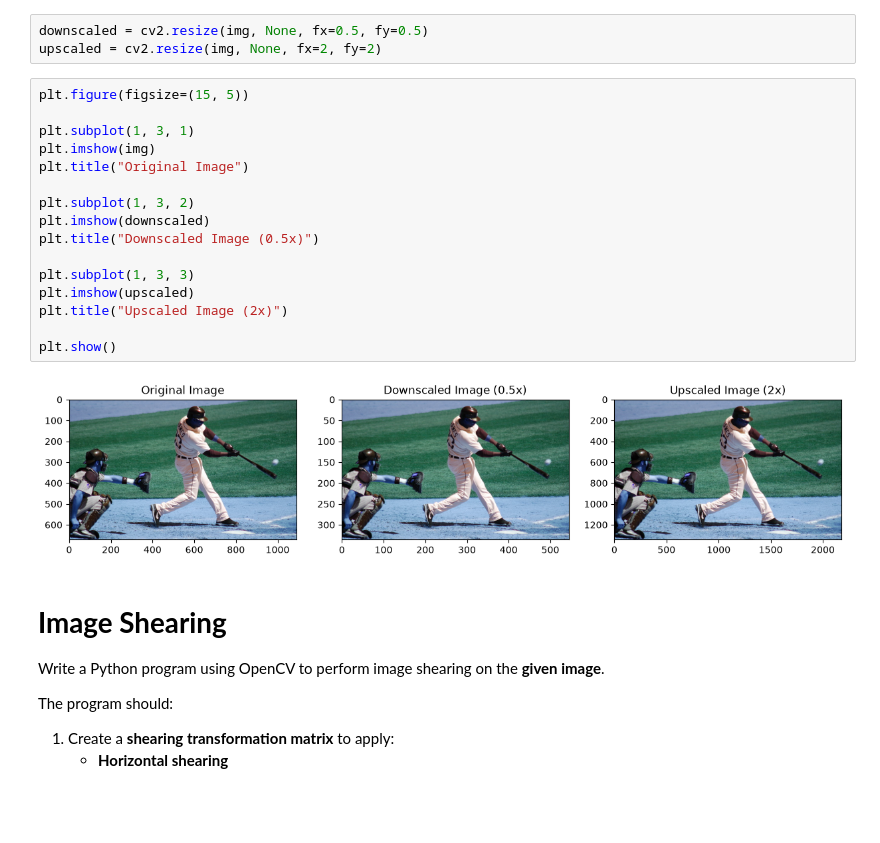
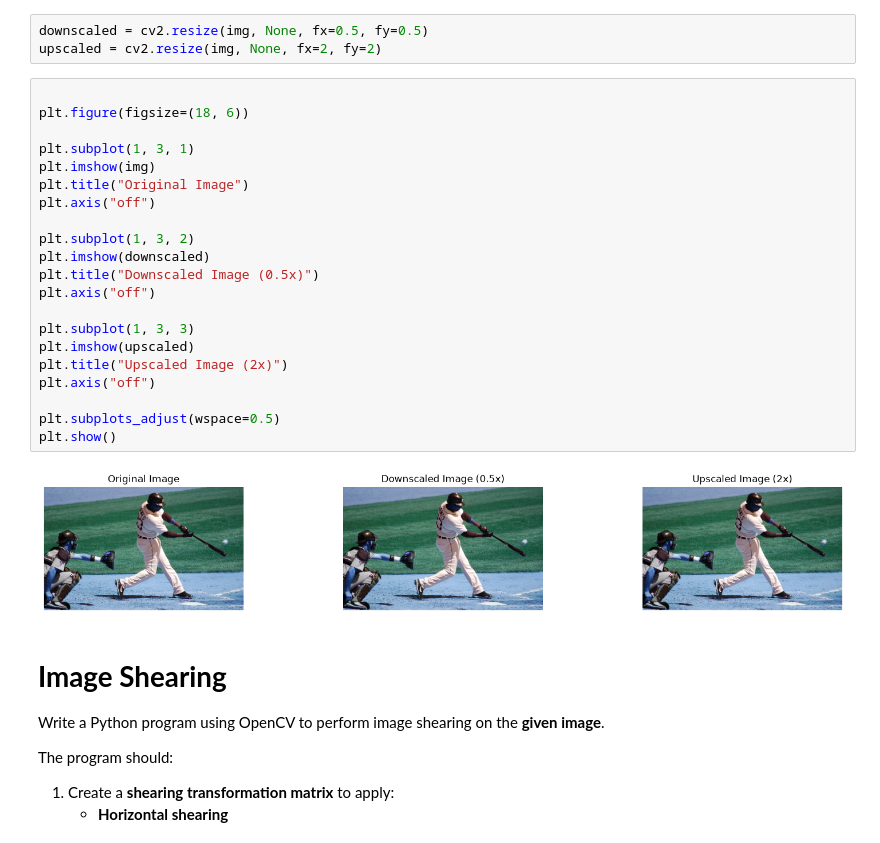
Before and after one commit to monisha-1501/Image-Translation-Using-OpenCV, a Jupyter notebook: Image Translation.ipynb, the cells around one changed output. Cells and saved outputs as stored; diff of their text form; blank space fills up the shorter version.

```diff
--- a/Image Translation.ipynb
+++ b/Image Translation.ipynb
@@ -62,23 +64,28 @@ The program should:
 downscaled = cv2.resize(img, None, fx=0.5, fy=0.5)
 upscaled = cv2.resize(img, None, fx=2, fy=2)
 # %%
-plt.figure(figsize=(15, 5))
+
+plt.figure(figsize=(18, 6))
 
 plt.subplot(1, 3, 1)
 plt.imshow(img)
 plt.title("Original Image")
+plt.axis("off")
 
 plt.subplot(1, 3, 2)
 plt.imshow(downscaled)
 plt.title("Downscaled Image (0.5x)")
+plt.axis("off")
 
 plt.subplot(1, 3, 3)
 plt.imshow(upscaled)
 plt.title("Upscaled Image (2x)")
+plt.axis("off")
 
+plt.subplots_adjust(wspace=0.5)
 plt.show()
 # %% [output]
-[figure, old version]
+[figure, new version]
 # %% [markdown]
 # **Image Shearing**
 
```
Also changed, not shown: parts of 7 cells of this notebook.
